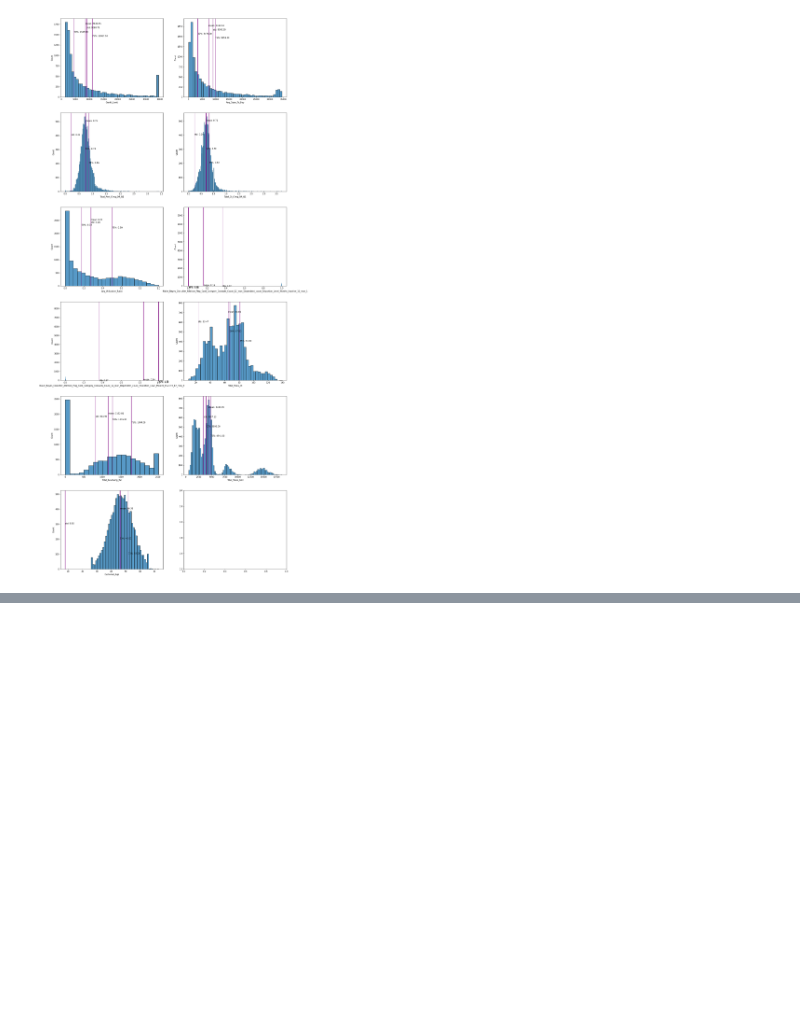
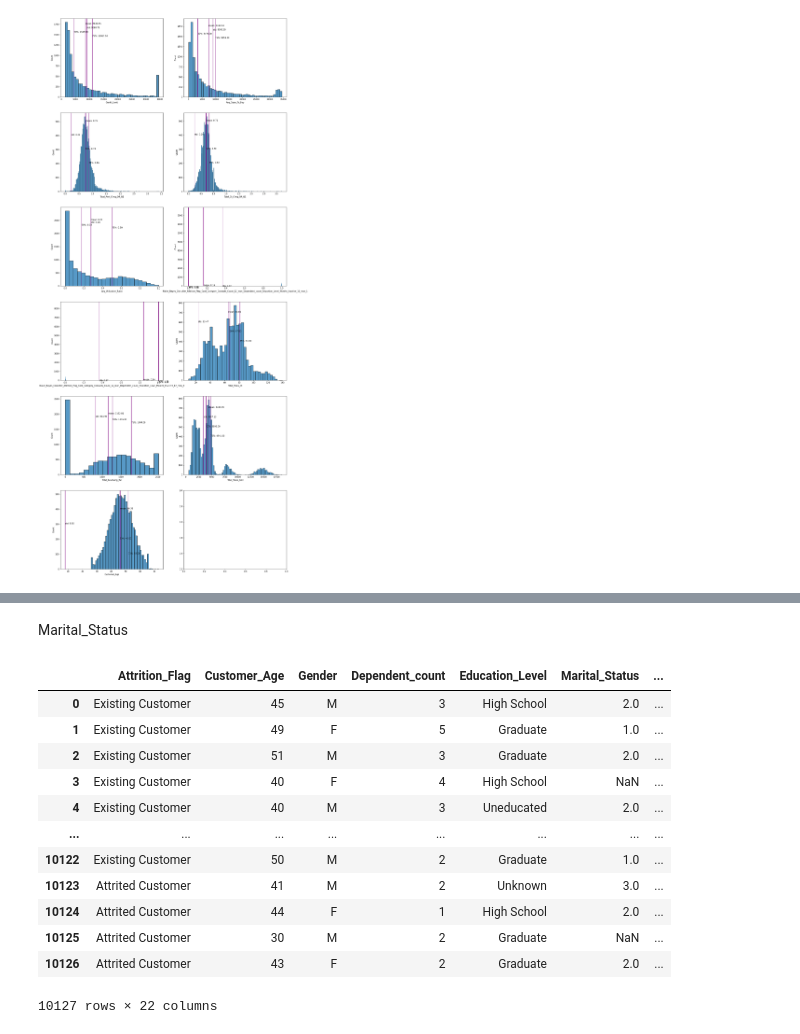
Before and after one commit to rnd4u-org/2021-knu-churn, a Jupyter notebook: classification_test-programs.ipynb, the cells around one changed output, grey strips where cells are left out. Cells and saved outputs as stored; diff of their text form; code cells hidden in the pictures; blank space fills up the shorter version.

```diff
--- a/classification_test-programs.ipynb
+++ b/classification_test-programs.ipynb
@@ -483,0 +674,27 @@ for feat_idx, feature_plot_element in enumerate(zip(numerical_features, [1750, 1
+# %% [markdown]
+Marital_Status
+# %%
+# data["Marital_Status"][data["Marital_Status"] == "Unknown"] = float("nan")
+
+# modified_marital_status = pd.get_dummies(data["Marital_Status"],
+#                                          prefix="Marital_Status").drop("Marital_Status_Unknown", axis=1)
+# modified_marital_status.iloc[(modified_marital_status.sum(axis=1) == 0).values, :] = float("nan")
+# data = data.drop("Marital_Status", axis=1)
+# data = pd.concat([data, modified_marital_status], axis=1)
+
+marital_status_map = {'Married': 2, 'Single': 1, 'Divorced': 3}
+data["Marital_Status"] = data["Marital_Status"].map(marital_status_map)
+# %% [output]
+|  | Attrition_Flag | Customer_Age | Gender | Dependent_count | Education_Level | Marital_Status | ... |
+| 0 | Existing Customer | 45 | M | 3 | High School | 2.0 | ... |
+| 1 | Existing Customer | 49 | F | 5 | Graduate | 1.0 | ... |
+| 2 | Existing Customer | 51 | M | 3 | Graduate | 2.0 | ... |
+| 3 | Existing Customer | 40 | F | 4 | High School | NaN | ... |
+| 4 | Existing Customer | 40 | M | 3 | Uneducated | 2.0 | ... |
+| ... | ... | ... | ... | ... | ... | ... | ... |
+| 10122 | Existing Customer | 50 | M | 2 | Graduate | 1.0 | ... |
+| 10123 | Attrited Customer | 41 | M | 2 | Unknown | 3.0 | ... |
+| 10124 | Attrited Customer | 44 | F | 1 | High School | 2.0 | ... |
+| 10125 | Attrited Customer | 30 | M | 2 | Graduate | NaN | ... |
+| 10126 | Attrited Customer | 43 | F | 2 | Graduate | 2.0 | ... |
+10127 rows × 22 columns
```
Also changed, not shown: parts of 37 cells of this notebook, 5 other files.
